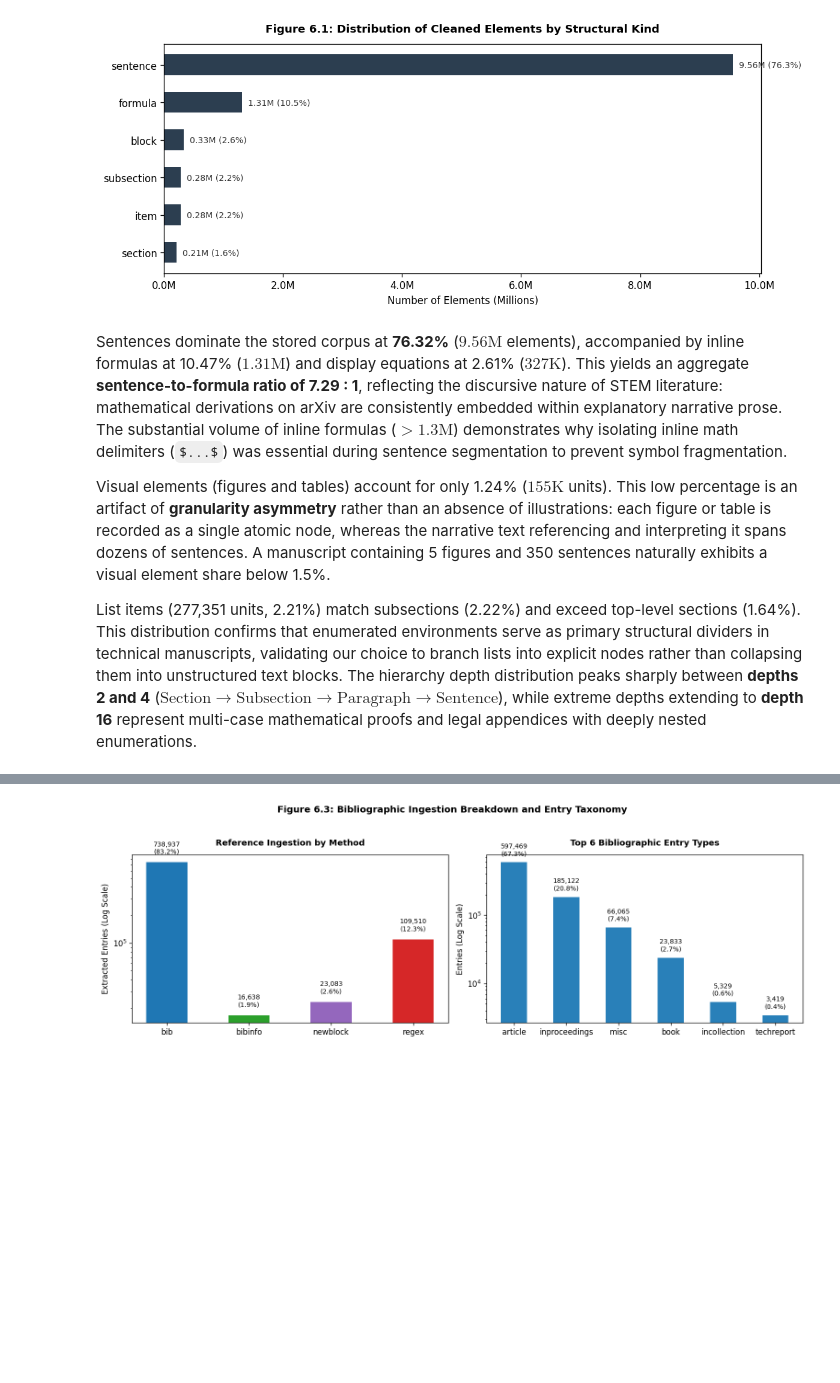
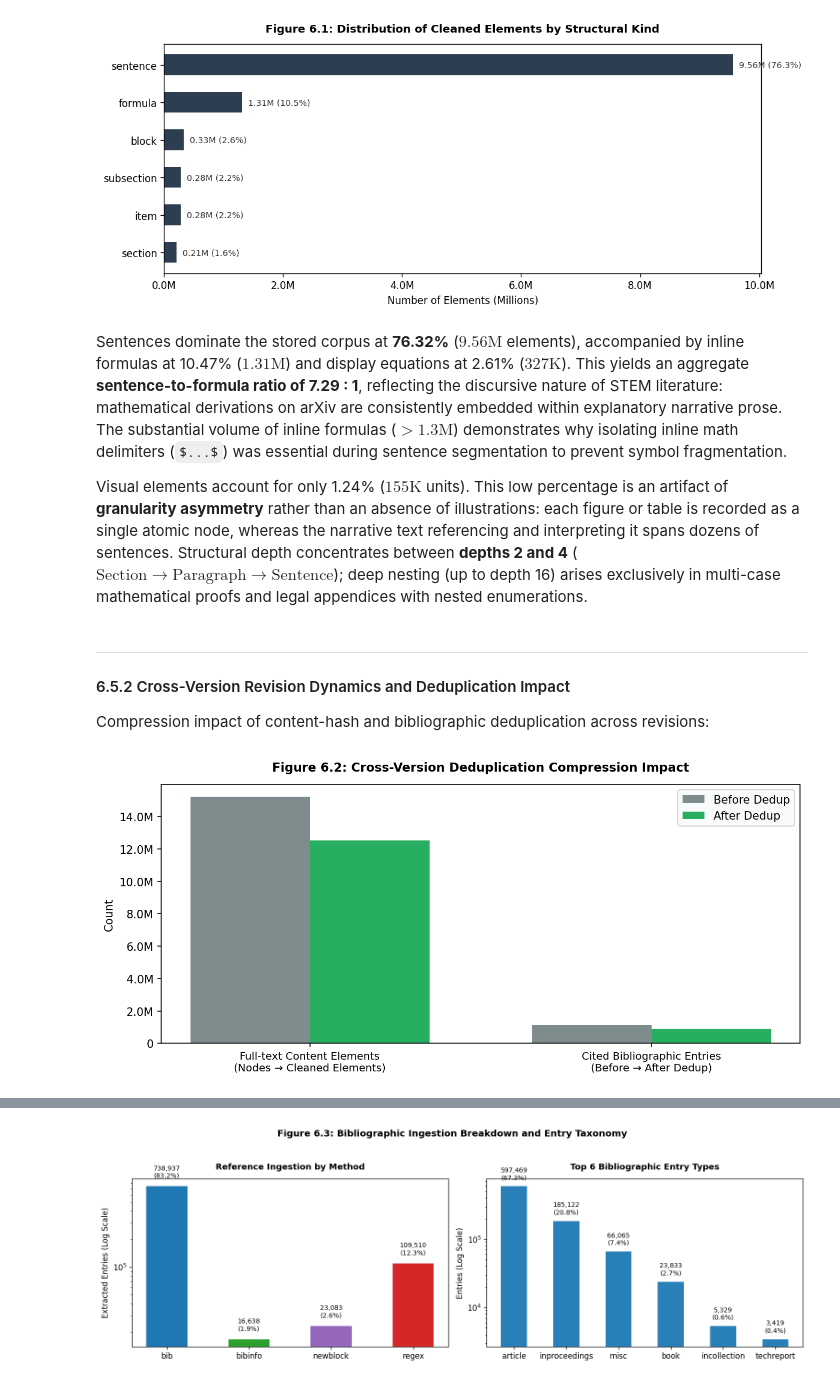
Before and after one commit to DuyNhat1705/Intro2DS-Group3-Report, a Jupyter notebook: Reports/Report2.ipynb, the cells around one changed output, grey strips where cells are left out. Saved outputs shown, nothing was run; the diff lists cells and outputs as text; code cells hidden in the pictures; blank space fills up the shorter version.

Commit message:
docs(report2): restore Figure 6.2 in 6.5.2 and condense section 6.5 text

```diff
--- a/Reports/Report2.ipynb
+++ b/Reports/Report2.ipynb
@@ -387,7 +383,15 @@ cleaned_elements_by_kind = m2s6.cleaned_elements_by_kind_65()
 # %% [markdown]
 Sentences dominate the stored corpus at **76.32%** ($9.56\text{M}$ elements), accompanied by inline formulas at 10.47% ($1.31\text{M}$) and display equations at 2.61% ($327\text{K}$). This yields an aggregate **sentence-to-formula ratio of 7.29 : 1**, reflecting the discursive nature of STEM literature: mathematical derivations on arXiv are consistently embedded within explanatory narrative prose. The substantial volume of inline formulas ($>1.3\text{M}$) demonstrates why isolating inline math delimiters (`$...$`) was essential during sentence segmentation to prevent symbol fragmentation.
 
-Visual elements (figures and tables) account for only 1.24% ($155\text{K}$ units). This low percentage is an artifact of **granularity asymmetry** rather than an absence of illustrations: each figure or table is recorded as a single atomic node, whereas the narrative text referencing and interpreting it spans dozens of sentences. A manuscript containing 5 figures and 350 sentences naturally exhibits a visual element share below 1.5%.
-
-List items (277,351 units, 2.21%) match subsections (2.22%) and exceed top-level sections (1.64%). This distribution confirms that enumerated environments serve as primary structural dividers in technical manuscripts, validating our choice to branch lists into explicit nodes rather than collapsing them into unstructured text blocks. The hierarchy depth distribution peaks sharply between **depths 2 and 4** ($\text{Section} \rightarrow \text{Subsection} \rightarrow \text{Paragraph} \rightarrow \text{Sentence}$), while extreme depths extending to **depth 16** represent multi-case mathematical proofs and legal appendices with deeply nested enumerations.
+Visual elements account for only 1.24% ($155\text{K}$ units). This low percentage is an artifact of **granularity asymmetry** rather than an absence of illustrations: each figure or table is recorded as a single atomic node, whereas the narrative text referencing and interpreting it spans dozens of sentences. Structural depth concentrates between **depths 2 and 4** ($\text{Section} \rightarrow \text{Paragraph} \rightarrow \text{Sentence}$); deep nesting (up to depth 16) arises exclusively in multi-case mathematical proofs and legal appendices with nested enumerations.
+# %% [markdown]
+---
+
+#### 6.5.2 Cross-Version Revision Dynamics and Deduplication Impact
+
+Compression impact of content-hash and bibliographic deduplication across revisions:
+# %%
+cross_version_deduplication = m2s6.cross_version_deduplication_65()
+# %% [output]
+[figure, added]
 # %% [markdown]
```
Also changed, not shown: parts of 5 cells of this notebook.
